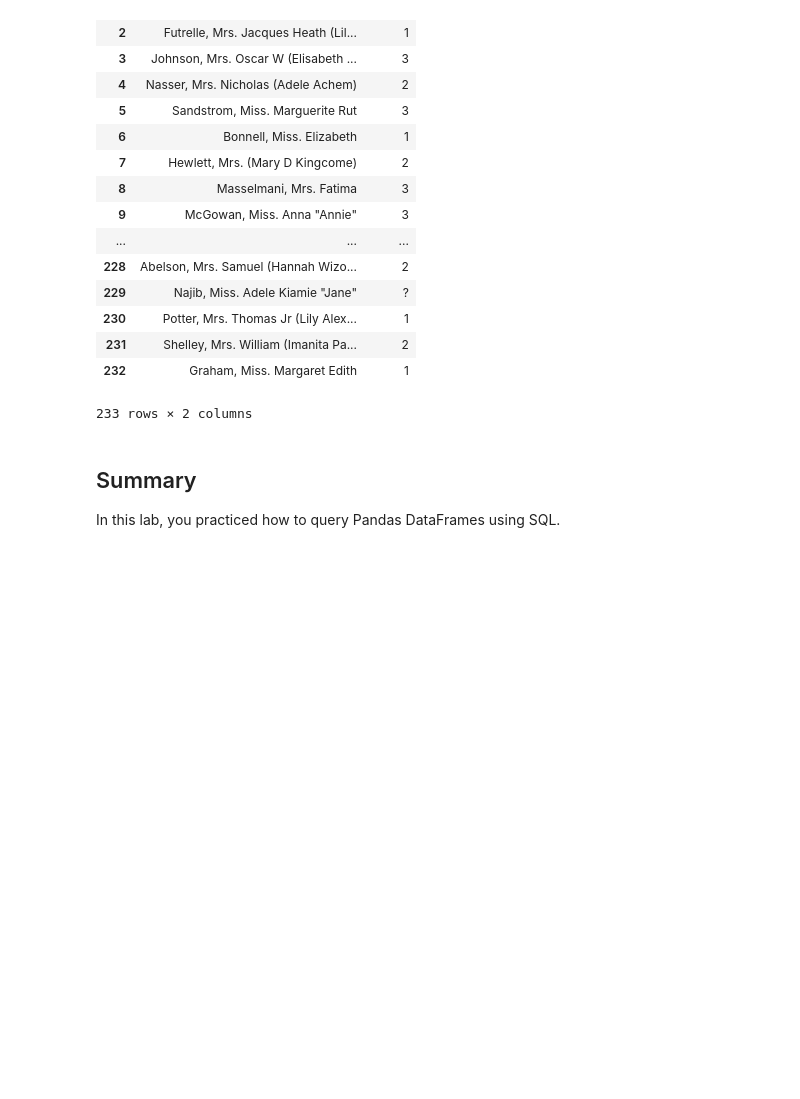
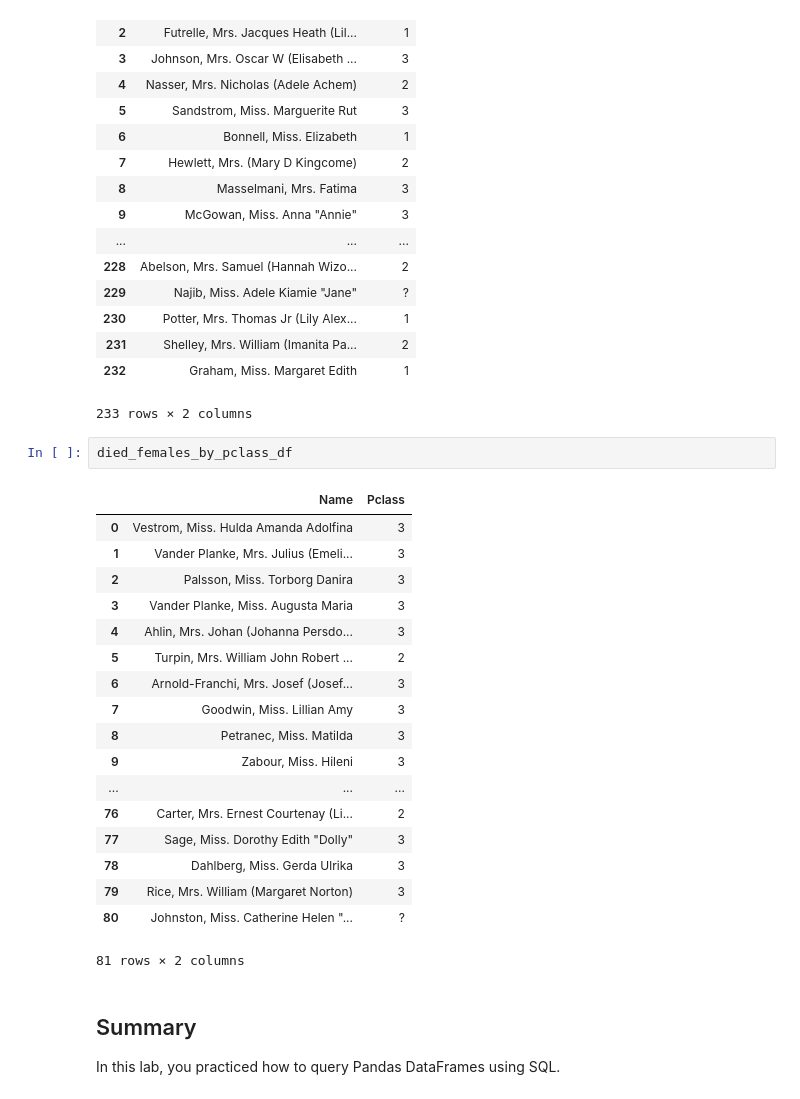
Before and after one commit to Pietrassyk/dsc-using-sql-with-pandas-lab-nyc-ds-career-042219, a Jupyter notebook: index.ipynb, the cells around one changed output. Drawn from its saved outputs; the diff is of its cells as text; blank space fills up the shorter version.

```diff
--- a/index.ipynb
+++ b/index.ipynb
@@ -358,6 +358,27 @@ survived_females_by_pclass_df
 | 231 | Shelley, Mrs. William (Imanita Pa... | 2 |
 | 232 | Graham, Miss. Margaret Edith | 1 |
 233 rows × 2 columns
+# %%
+died_females_by_pclass_df
+# %% [output]
+|  | Name | Pclass |
+| 0 | Vestrom, Miss. Hulda Amanda Adolfina | 3 |
+| 1 | Vander Planke, Mrs. Julius (Emeli... | 3 |
+| 2 | Palsson, Miss. Torborg Danira | 3 |
+| 3 | Vander Planke, Miss. Augusta Maria | 3 |
+| 4 | Ahlin, Mrs. Johan (Johanna Persdo... | 3 |
+| 5 | Turpin, Mrs. William John Robert ... | 2 |
+| 6 | Arnold-Franchi, Mrs. Josef (Josef... | 3 |
+| 7 | Goodwin, Miss. Lillian Amy | 3 |
+| 8 | Petranec, Miss. Matilda | 3 |
+| 9 | Zabour, Miss. Hileni | 3 |
+| ... | ... | ... |
+| 76 | Carter, Mrs. Ernest Courtenay (Li... | 2 |
+| 77 | Sage, Miss. Dorothy Edith "Dolly" | 3 |
+| 78 | Dahlberg, Miss. Gerda Ulrika | 3 |
+| 79 | Rice, Mrs. William (Margaret Norton) | 3 |
+| 80 | Johnston, Miss. Catherine Helen "... | ? |
+81 rows × 2 columns
 # %% [markdown]
 ## Summary
 
```
